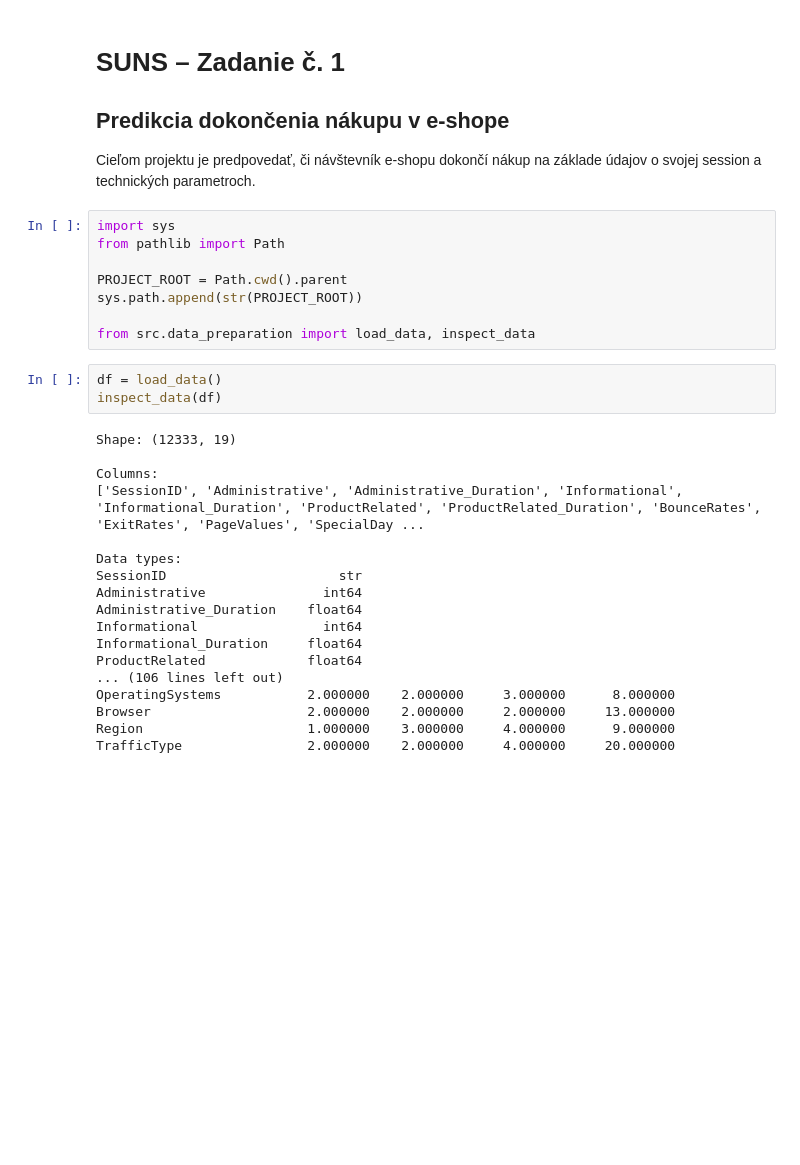
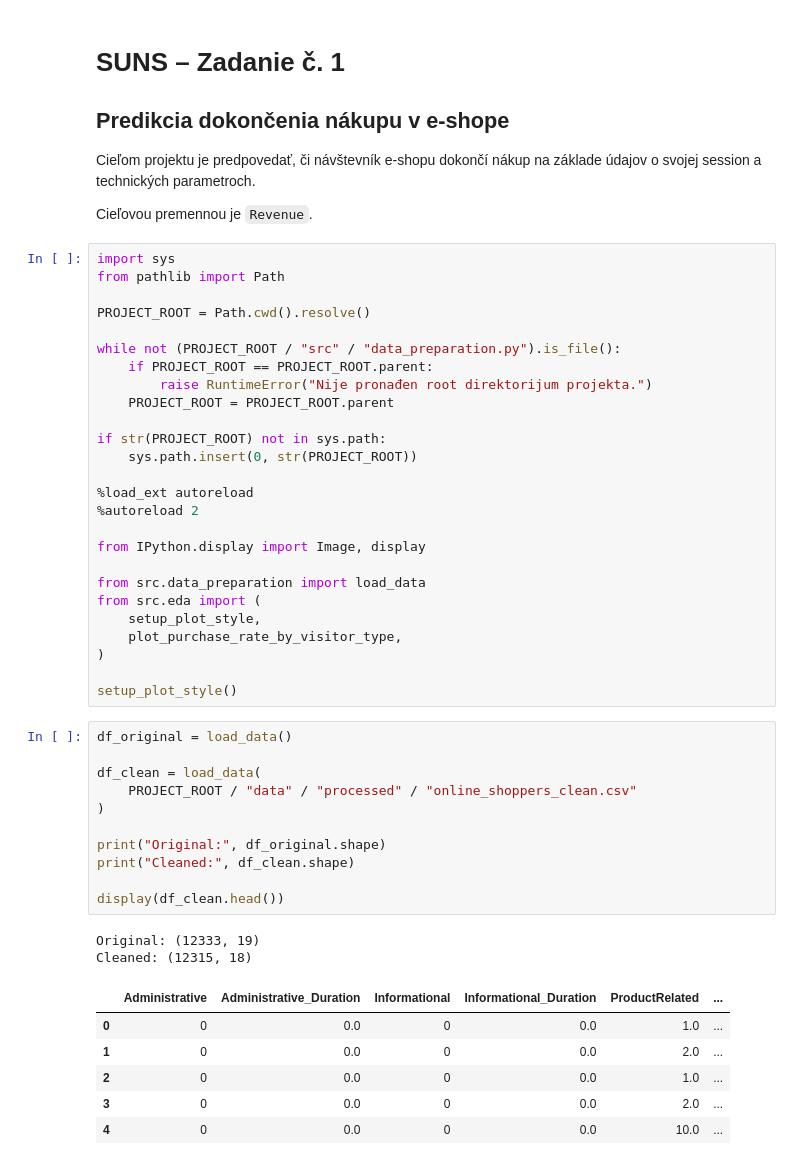
Before and after one commit to nemanjap24/online-shoppers-purchase-prediction, a Jupyter notebook: notebooks/zadanie1.ipynb, the cells around one changed output. Cells and saved outputs as stored; diff of their text form; blank space fills up the shorter version.

```diff
--- a/notebooks/zadanie1.ipynb
+++ b/notebooks/zadanie1.ipynb
@@ -5,32 +5,51 @@
 
 Cieľom projektu je predpovedať, či návštevník e-shopu dokončí nákup
 na základe údajov o svojej session a technických parametroch.
+
+Cieľovou premennou je `Revenue`.
 # %%
 import sys
 from pathlib import Path
 
-PROJECT_ROOT = Path.cwd().parent
-sys.path.append(str(PROJECT_ROOT))
+PROJECT_ROOT = Path.cwd().resolve()
 
-from src.data_preparation import load_data, inspect_data
+while not (PROJECT_ROOT / "src" / "data_preparation.py").is_file():
+    if PROJECT_ROOT == PROJECT_ROOT.parent:
+        raise RuntimeError("Nije pronađen root direktorijum projekta.")
+    PROJECT_ROOT = PROJECT_ROOT.parent
+
+if str(PROJECT_ROOT) not in sys.path:
+    sys.path.insert(0, str(PROJECT_ROOT))
+
+%load_ext autoreload
+%autoreload 2
+
+from IPython.display import Image, display
+
+from src.data_preparation import load_data
+from src.eda import (
+    setup_plot_style,
+    plot_purchase_rate_by_visitor_type,
+)
+
+setup_plot_style()
 # %%
-df = load_data()
-inspect_data(df)
+df_original = load_data()
+
+df_clean = load_data(
+    PROJECT_ROOT / "data" / "processed" / "online_shoppers_clean.csv"
+)
+
+print("Original:", df_original.shape)
+print("Cleaned:", df_clean.shape)
+
+display(df_clean.head())
 # %% [output]
-Shape: (12333, 19)
-
-Columns:
-['SessionID', 'Administrative', 'Administrative_Duration', 'Informational', 'Informational_Duration', 'ProductRelated', 'ProductRelated_Duration', 'BounceRates', 'ExitRates', 'PageValues', 'SpecialDay ...
-
-Data types:
-SessionID                      str
-Administrative               int64
-Administrative_Duration    float64
-Informational                int64
-Informational_Duration     float64
-ProductRelated             float64
-... (106 lines left out)
-OperatingSystems           2.000000    2.000000     3.000000      8.000000
-Browser                    2.000000    2.000000     2.000000     13.000000
-Region                     1.000000    3.000000     4.000000      9.000000
-TrafficType                2.000000    2.000000     4.000000     20.000000
+Original: (12333, 19)
+Cleaned: (12315, 18)
+|  | Administrative | Administrative_Duration | Informational | Informational_Duration | ProductRelated | ... |
+| 0 | 0 | 0.0 | 0 | 0.0 | 1.0 | ... |
+| 1 | 0 | 0.0 | 0 | 0.0 | 2.0 | ... |
+| 2 | 0 | 0.0 | 0 | 0.0 | 1.0 | ... |
+| 3 | 0 | 0.0 | 0 | 0.0 | 2.0 | ... |
+| 4 | 0 | 0.0 | 0 | 0.0 | 10.0 | ... |
```
Also changed, not shown: parts of 2 cells of this notebook, 3 other files.
